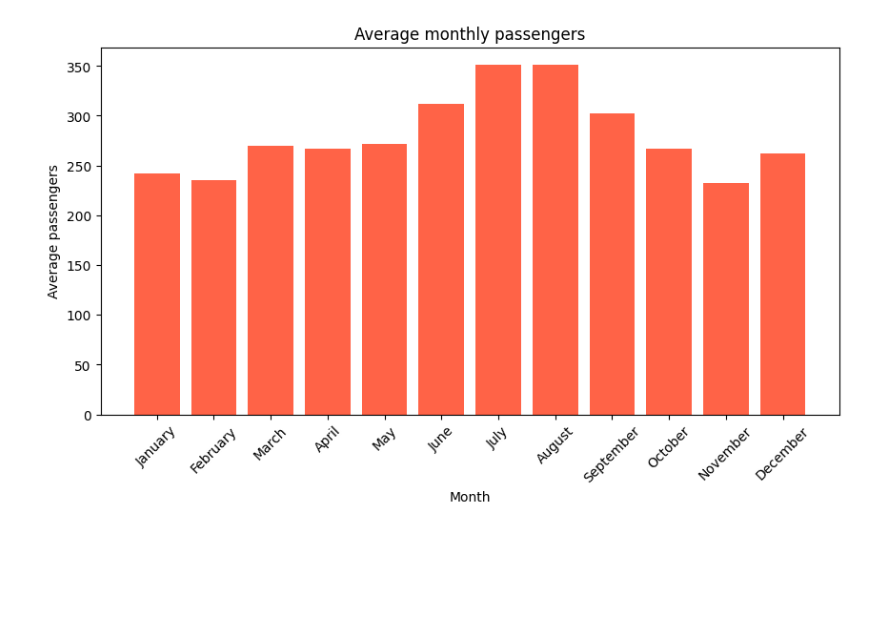
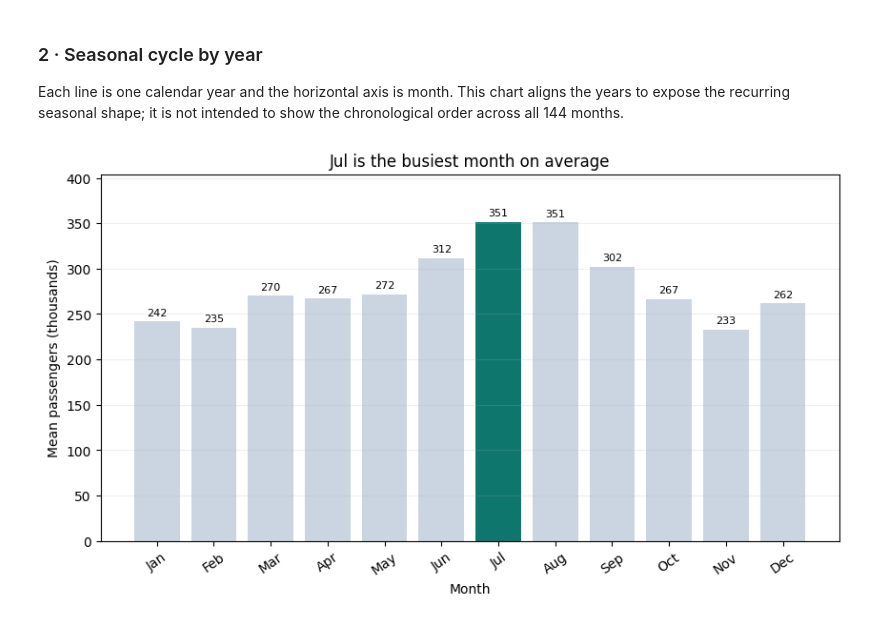
Before and after one commit to AbdulMajidLutfi/BSDS-7A-AbdulMajidLutfi-su92-bsdsm-f23-009_data_visualization, a Jupyter notebook: week1/task5.ipynb, the cells around one changed output. Saved outputs shown, nothing was run; the diff lists cells and outputs as text; code cells hidden in the pictures; blank space fills up the shorter version.

```diff
--- a/week1/task5.ipynb
+++ b/week1/task5.ipynb
@@ -42,11 +63,0 @@ plt.show()
-# %%
-mean_by_month = df.groupby('month', observed=False)['passengers'].mean().reindex(month_order)
-fig, ax = plt.subplots(figsize=(10, 5))
-ax.bar(mean_by_month.index, mean_by_month.values, color='tomato')
-ax.set_title('Average monthly passengers')
-ax.set_xlabel('Month')
-ax.set_ylabel('Average passengers')
-plt.xticks(rotation=45)
-plt.show()
-# %% [output]
-[figure, removed]
@@ -54,0 +64,22 @@ plt.show()
+# %% [markdown]
+### 2 · Seasonal cycle by year
+
+Each line is one calendar year and the horizontal axis is month. This chart aligns the years to expose the recurring seasonal shape; it is not intended to show the chronological order across all 144 months.
+# %%
+
+mean_by_month = df.groupby("month_num")["passengers"].mean().reindex(month_order)
+busiest_month = int(mean_by_month.idxmax())
+colors = ["#0F766E" if month == busiest_month else "#CBD5E1" for month in month_order]
+
+fig, ax = plt.subplots(figsize=(10, 5))
+bars = ax.bar(month_labels, mean_by_month.values, color=colors)
+ax.bar_label(bars, fmt="%.0f", padding=3, fontsize=8)
+ax.set_title(f"{month_labels[busiest_month - 1]} is the busiest month on average")
+ax.set_xlabel("Month")
+ax.set_ylabel("Mean passengers (thousands)")
+ax.tick_params(axis="x", rotation=35)
+ax.set_ylim(0, mean_by_month.max() * 1.15)
+ax.grid(axis="y", alpha=0.2)
+plt.show()
+# %% [output]
+[figure, added]
```
Also changed, not shown: parts of 12 cells of this notebook, 8 other files.
